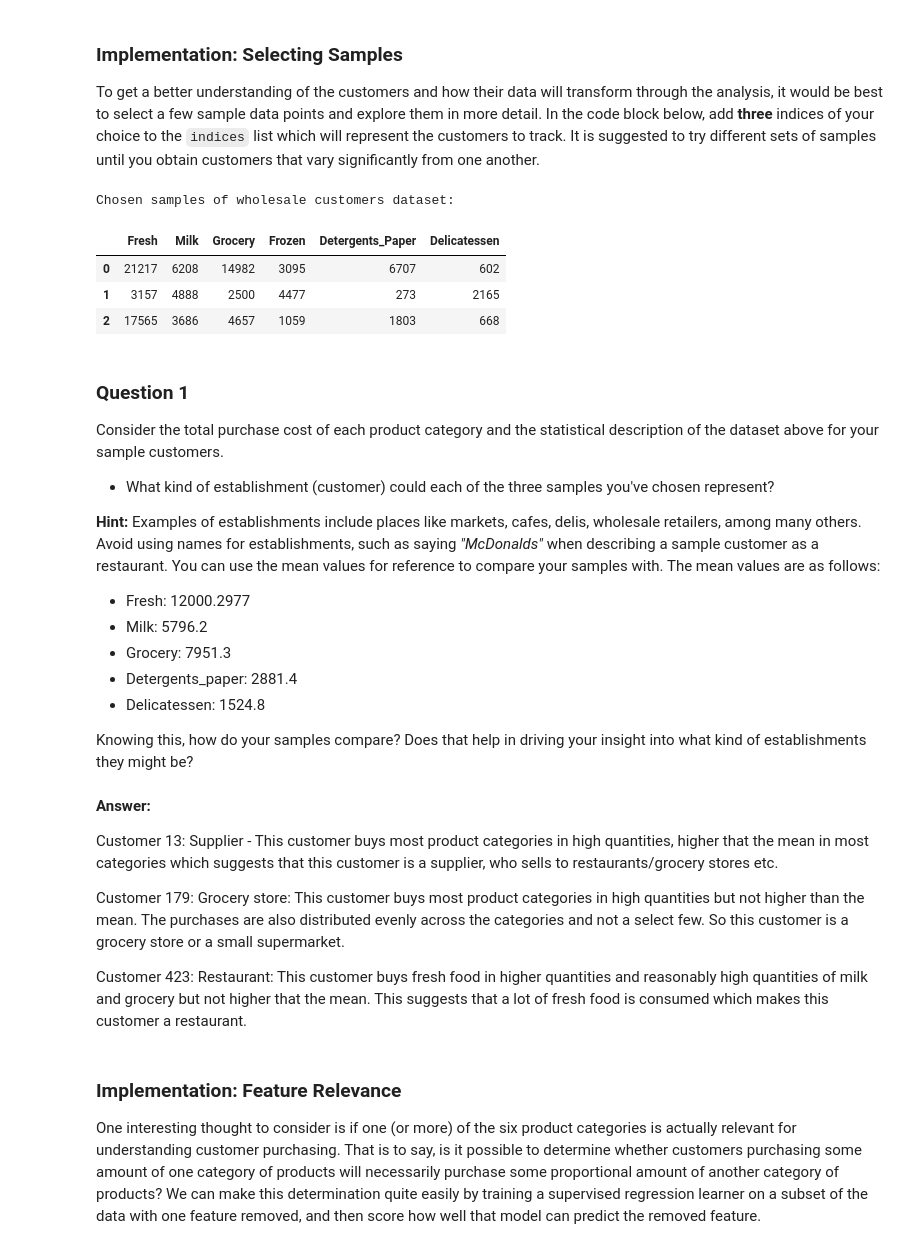
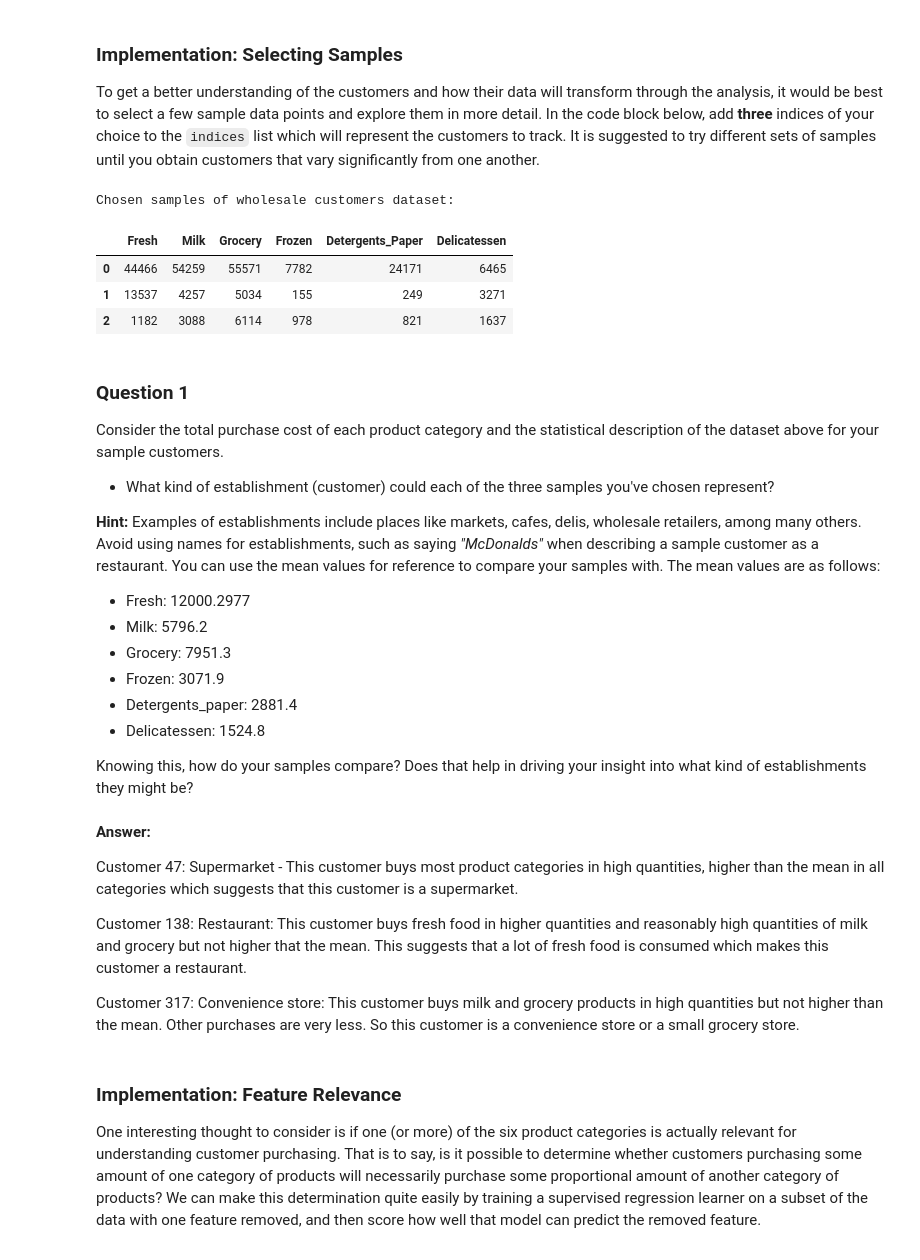
Before and after one commit to 0xi4o/customer_segments, a Jupyter notebook: customer_segments.ipynb, the cells around one changed output. Saved outputs shown, nothing was run; the diff lists cells and outputs as text; code cells hidden in the pictures.

```diff
--- a/customer_segments.ipynb
+++ b/customer_segments.ipynb
@@ -60,18 +60,18 @@ display(data.describe())
 To get a better understanding of the customers and how their data will transform through the analysis, it would be best to select a few sample data points and explore them in more detail. In the code block below, add **three** indices of your choice to the `indices` list which will represent the customers to track. It is suggested to try different sets of samples until you obtain customers that vary significantly from one another.
 # %%
 # TODO: Select three indices of your choice you wish to sample from the dataset
-indices = [13, 179, 423]
+indices = [47, 138, 317]
 
 # Create a DataFrame of the chosen samples
 samples = pd.DataFrame(data.loc[indices], columns = data.keys()).reset_index(drop = True)
 print("Chosen samples of wholesale customers dataset:")
 display(samples)
 # %% [output]
 Chosen samples of wholesale customers dataset:
 |  | Fresh | Milk | Grocery | Frozen | Detergents_Paper | Delicatessen |
-| 0 | 21217 | 6208 | 14982 | 3095 | 6707 | 602 |
-| 1 | 3157 | 4888 | 2500 | 4477 | 273 | 2165 |
-| 2 | 17565 | 3686 | 4657 | 1059 | 1803 | 668 |
+| 0 | 44466 | 54259 | 55571 | 7782 | 24171 | 6465 |
+| 1 | 13537 | 4257 | 5034 | 155 | 249 | 3271 |
+| 2 | 1182 | 3088 | 6114 | 978 | 821 | 1637 |
 # %% [markdown]
 ### Question 1
 Consider the total purchase cost of each product category and the statistical description of the dataset above for your sample customers.
@@ -83,6 +83,7 @@ Consider the total purchase cost of each product category and the statistical de
 * Fresh: 12000.2977
 * Milk: 5796.2
 * Grocery: 7951.3
+* Frozen: 3071.9
 * Detergents_paper: 2881.4
 * Delicatessen: 1524.8
 
@@ -90,11 +91,11 @@ Knowing this, how do your samples compare? Does that help in driving your insigh
 # %% [markdown]
 **Answer:**
 
-Customer 13: Supplier - This customer buys most product categories in high quantities, higher that the mean in most categories which suggests that this customer is a supplier, who sells to restaurants/grocery stores etc.
+Customer 47: Supermarket - This customer buys most product categories in high quantities, higher than the mean in all categories which suggests that this customer is a supermarket.
 
-Customer 179: Grocery store: This customer buys most product categories in high quantities but not higher than the mean. The purchases are also distributed evenly across the categories and not a select few. So this customer is a grocery store or a small supermarket.
+Customer 138: Restaurant: This customer buys fresh food in higher quantities and reasonably high quantities of milk and grocery but not higher that the mean. This suggests that a lot of fresh food is consumed which makes this customer a restaurant.
 
-Customer 423: Restaurant: This customer buys fresh food in higher quantities and reasonably high quantities of milk and grocery but not higher that the mean. This suggests that a lot of fresh food is consumed which makes this customer a restaurant.
+Customer 317: Convenience store: This customer buys milk and grocery products in high quantities but not higher than the mean. Other purchases are very less. So this customer is a convenience store or a small grocery store.
 # %% [markdown]
 ### Implementation: Feature Relevance
 One interesting thought to consider is if one (or more) of the six product categories is actually relevant for understanding customer purchasing. That is to say, is it possible to determine whether customers purchasing some amount of one category of products will necessarily purchase some proportional amount of another category of products? We can make this determination quite easily by training a supervised regression learner on a subset of the data with one feature removed, and then score how well that model can predict the removed feature.
```
Also changed, not shown: parts of 33 cells of this notebook, 1 other file.
